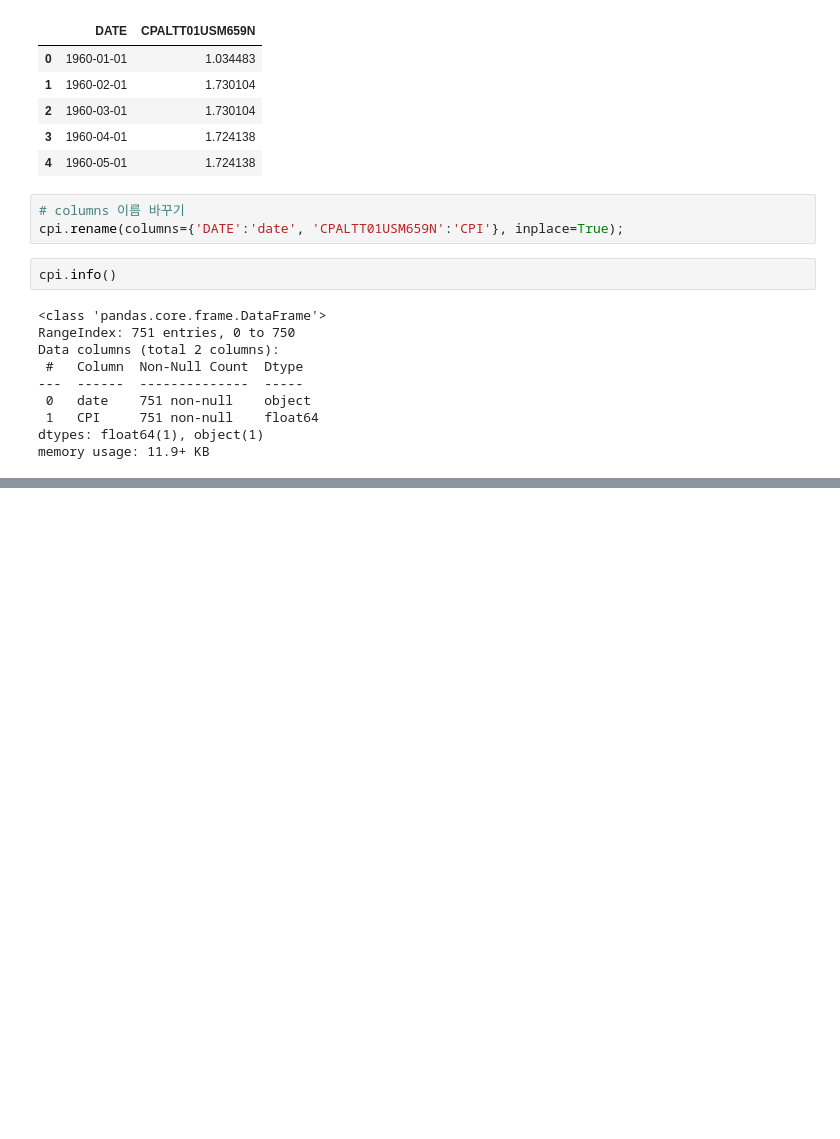
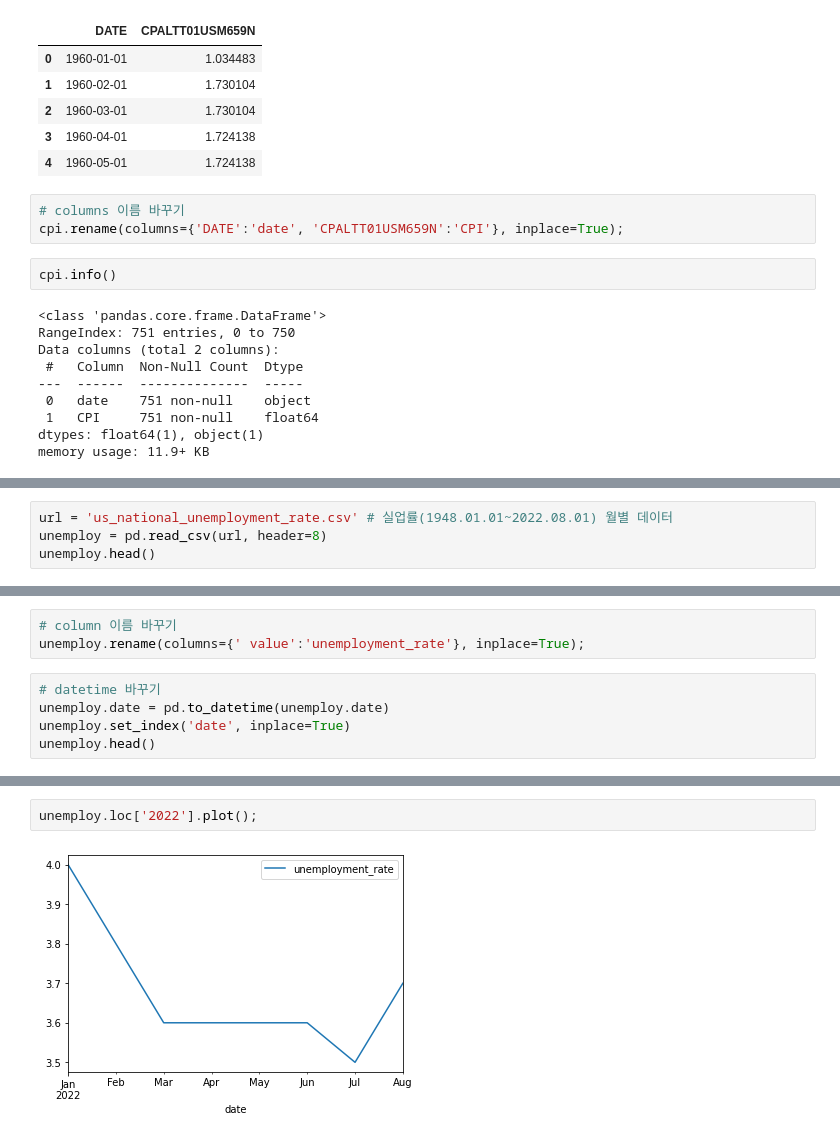
Before and after one commit to nan-park/section2_project, a Jupyter notebook: project_section2.ipynb, the cells around one changed output, grey strips where cells are left out. Cells and saved outputs as stored; diff of their text form; blank space fills up the shorter version.

```diff
--- a/project_section2.ipynb
+++ b/project_section2.ipynb
@@ -244,0 +298,4 @@ memory usage: 11.9+ KB
+# %%
+url = 'us_national_unemployment_rate.csv' # 실업률(1948.01.01~2022.08.01) 월별 데이터
+unemploy = pd.read_csv(url, header=8)
+unemploy.head()
@@ -244,0 +309,8 @@ memory usage: 11.9+ KB
+# %%
+# column 이름 바꾸기
+unemploy.rename(columns={' value':'unemployment_rate'}, inplace=True);
+# %%
+# datetime 바꾸기
+unemploy.date = pd.to_datetime(unemploy.date)
+unemploy.set_index('date', inplace=True)
+unemploy.head()
@@ -244,0 +325,4 @@ memory usage: 11.9+ KB
+# %%
+unemploy.loc['2022'].plot();
+# %% [output]
+[figure, added]
```
Also changed, not shown: parts of 12 cells of this notebook.
